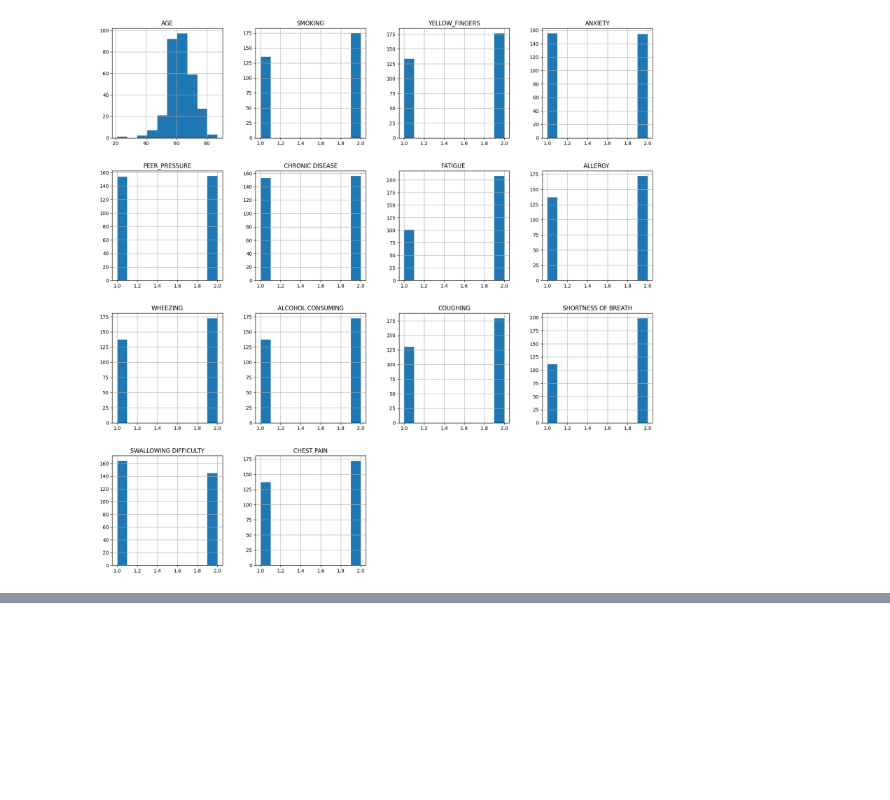
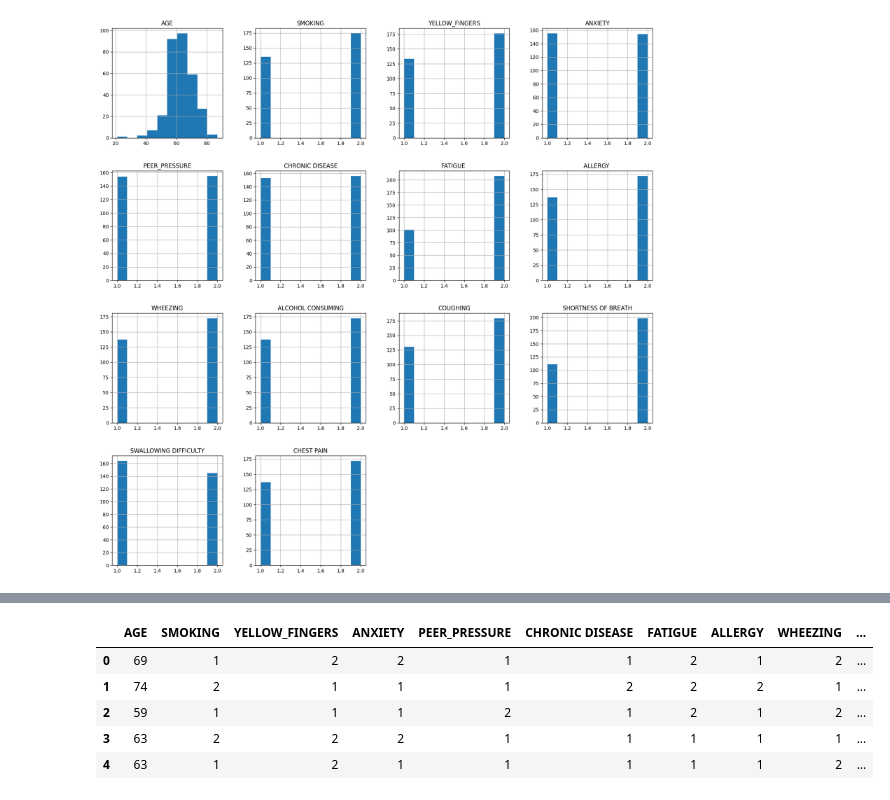
Before and after one commit to imostafizur/CSE498R, a Jupyter notebook: Lung cancer.ipynb, the cells around one changed output, grey strips where cells are left out. Saved outputs shown, nothing was run; the diff lists cells and outputs as text; code cells hidden in the pictures; blank space fills up the shorter version.

Commit message:
LUNG cancer ML part done'

```diff
--- a/Lung cancer.ipynb
+++ b/Lung cancer.ipynb
@@ -103,0 +117,11 @@ NameError: name 'tf' is not defined
+# %%
+# onehot encoding on LUNG_CANCER
+df = pd.get_dummies(df, columns=['LUNG_CANCER'])
+df.head()
+# %% [output]
+|  | AGE | SMOKING | YELLOW_FINGERS | ANXIETY | PEER_PRESSURE | CHRONIC DISEASE | FATIGUE | ALLERGY | WHEEZING | ... |
+| 0 | 69 | 1 | 2 | 2 | 1 | 1 | 2 | 1 | 2 | ... |
+| 1 | 74 | 2 | 1 | 1 | 1 | 2 | 2 | 2 | 1 | ... |
+| 2 | 59 | 1 | 1 | 1 | 2 | 1 | 2 | 1 | 2 | ... |
+| 3 | 63 | 2 | 2 | 2 | 1 | 1 | 1 | 1 | 1 | ... |
+| 4 | 63 | 1 | 2 | 1 | 1 | 1 | 1 | 1 | 2 | ... |
```
Also changed, not shown: parts of 27 cells of this notebook, 5 other files.
